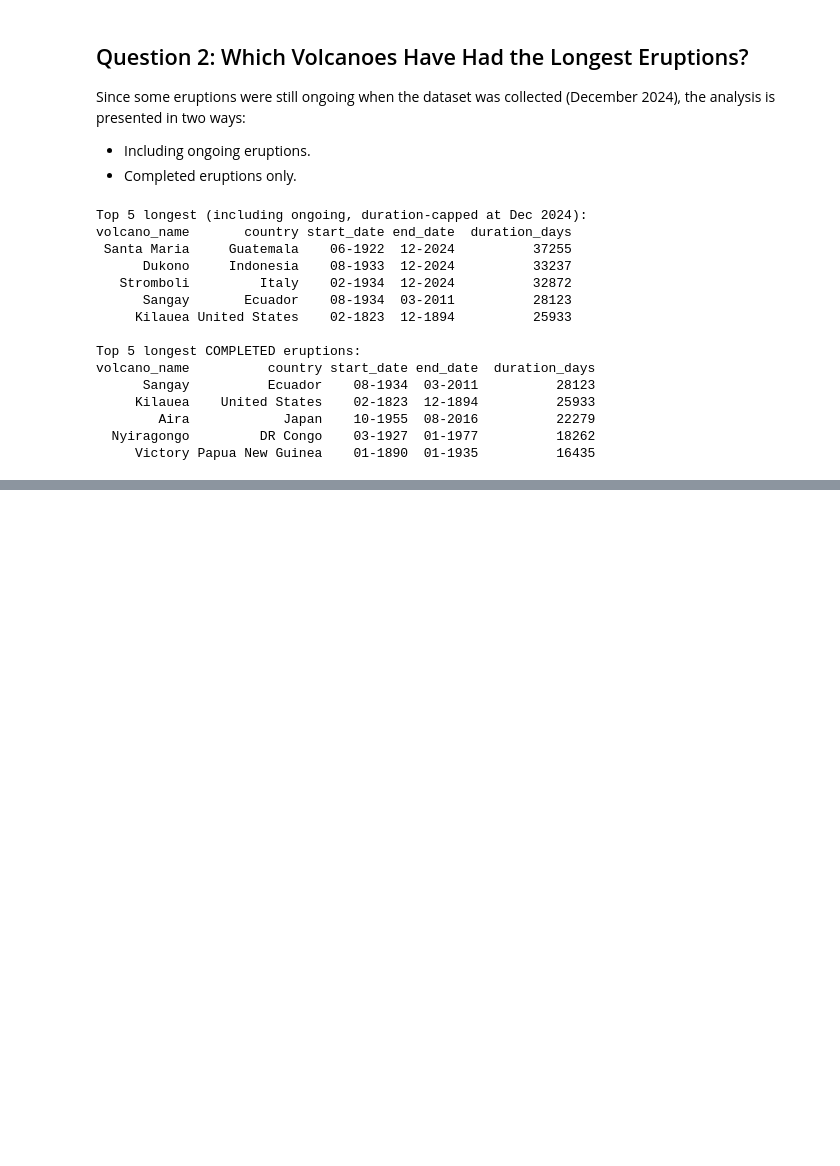
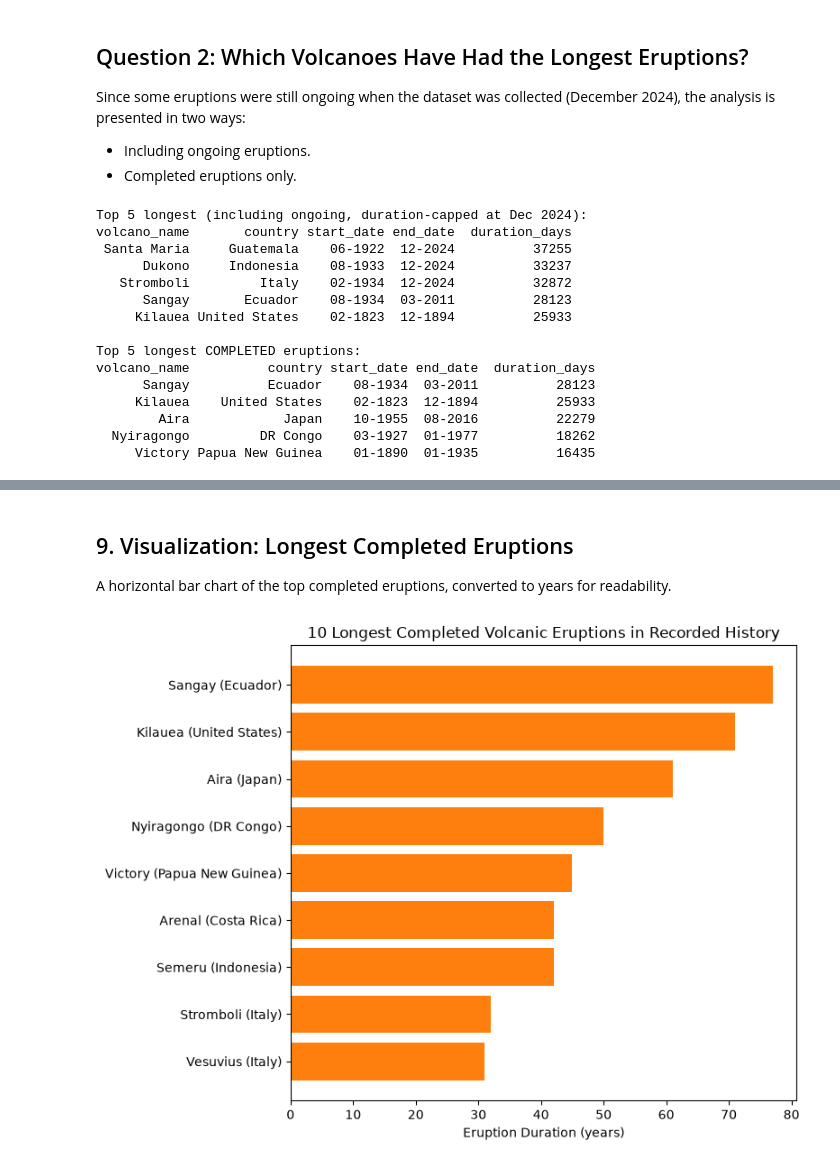
Before and after one commit to dakshita01/data-science-portfolio, a Jupyter notebook: 03-volcanic-eruptions/notebook/volcanic_eruptions.ipynb, the cells around one changed output, grey strips where cells are left out. Drawn from its saved outputs; the diff is of its cells as text; code cells hidden in the pictures; blank space fills up the shorter version.

```diff
--- a/03-volcanic-eruptions/notebook/volcanic_eruptions.ipynb
+++ b/03-volcanic-eruptions/notebook/volcanic_eruptions.ipynb
@@ -226,0 +251,28 @@ volcano_name          country start_date end_date  duration_days
+# %% [markdown]
+## 9. Visualization: Longest Completed Eruptions
+
+A horizontal bar chart of the top completed eruptions, converted to years
+for readability.
+# %%
+# Select the 10 completed eruptions with the longest recorded durations
+longest_completed_10 = (completed.sort_values('duration_days', ascending=False).head(10).copy())
+longest_completed_10['duration_years'] = (longest_completed_10['duration_days'] / 365.25)
+labels = (longest_completed_10['volcano_name'] + ' (' + longest_completed_10['country'] + ')')
+
+plt.figure(figsize=(8, 6))
+
+# Convert eruption duration from days to years for easier interpretation
+plt.barh(
+    labels, longest_completed_10['duration_years'],
+    color='C1'
+)
+
+plt.gca().invert_yaxis()
+
+plt.xlabel("Eruption Duration (years)")
+plt.title("10 Longest Completed Volcanic Eruptions in Recorded History")
+plt.tight_layout()
+
+plt.show()
+# %% [output]
+[figure, added]
```
Also changed, not shown: parts of 5 cells of this notebook.
